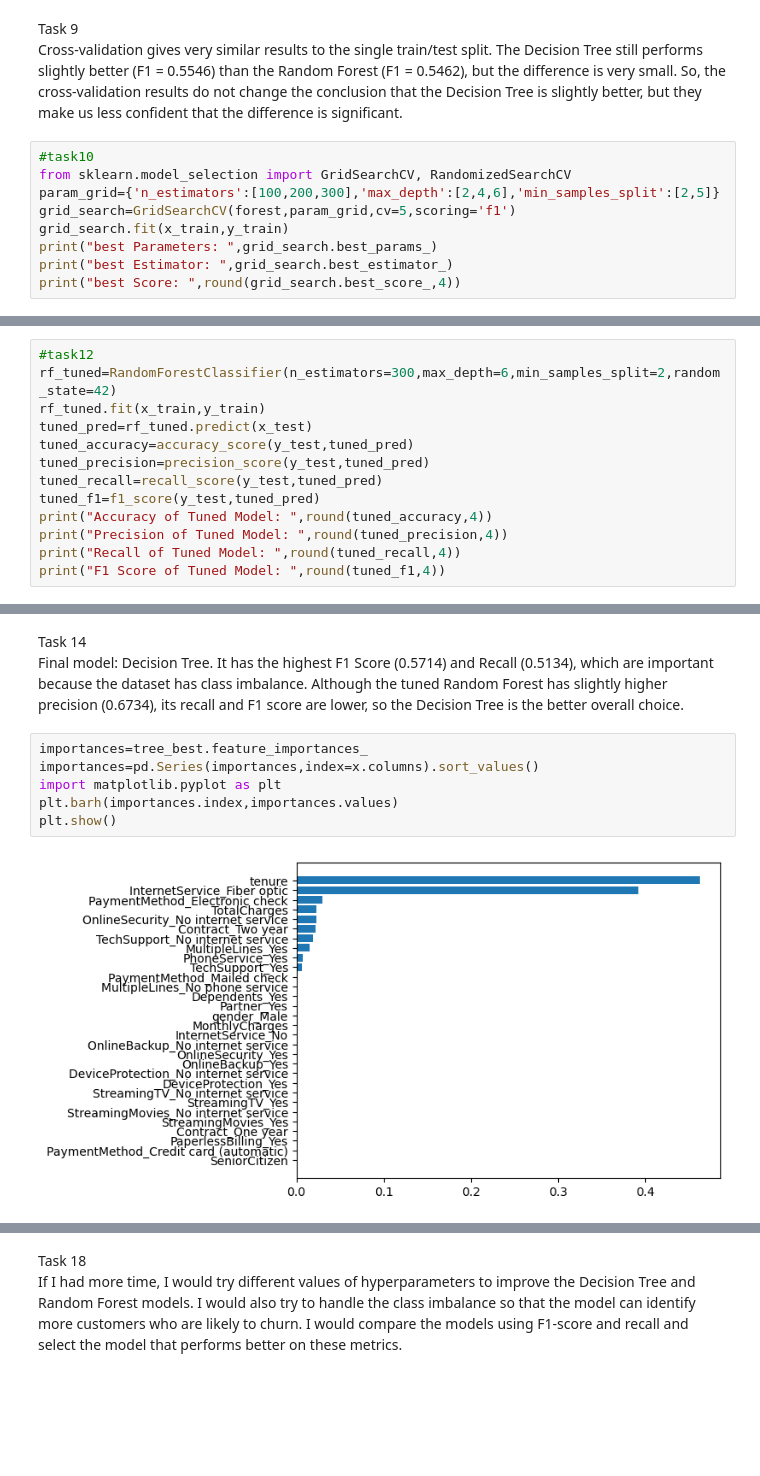
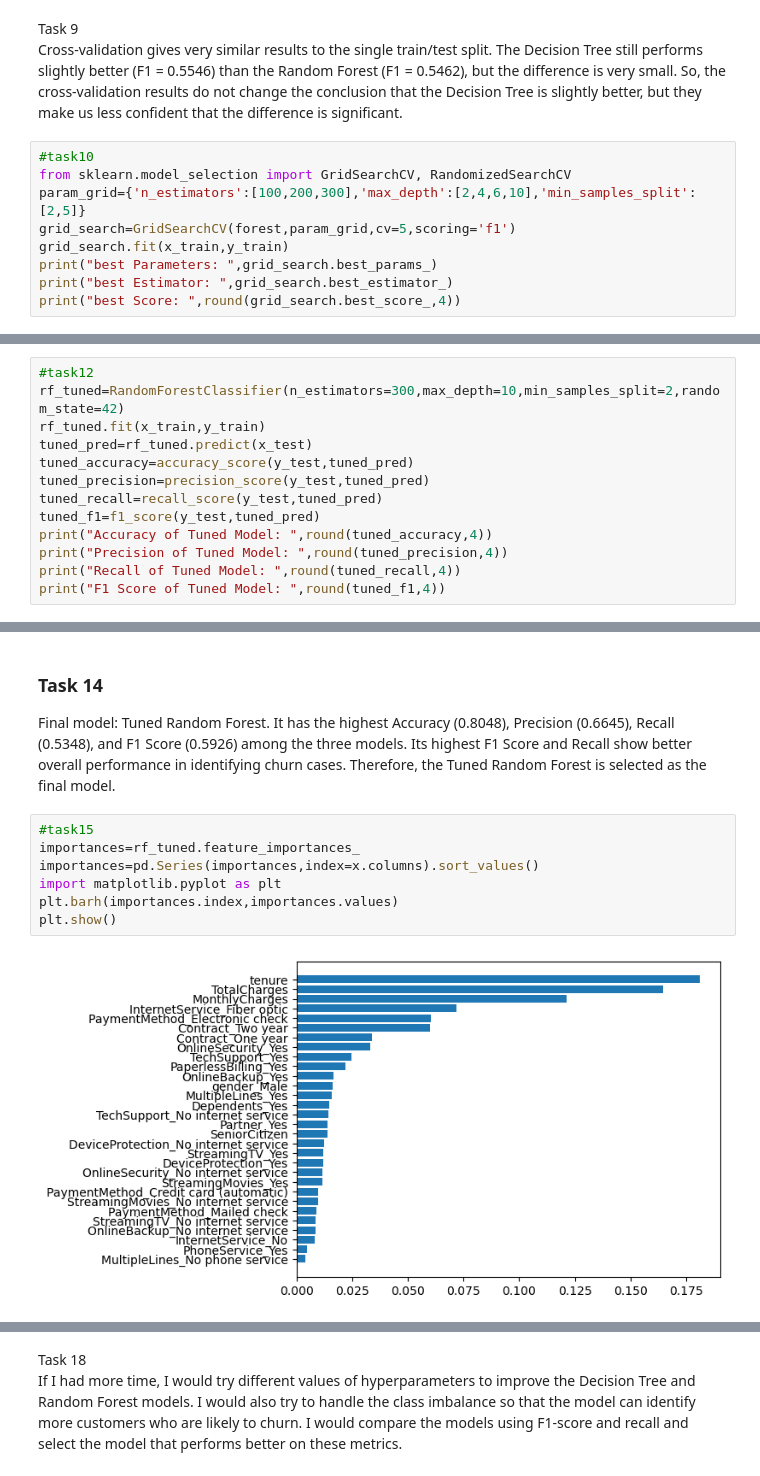
Before and after one commit to noormangi17/ML-Tasks, a Jupyter notebook: Lab4/randomforest.ipynb, the cells around one changed output, grey strips where cells are left out. Saved outputs shown, nothing was run; the diff lists cells and outputs as text; blank space fills up the shorter version.

```diff
--- a/Lab4/randomforest.ipynb
+++ b/Lab4/randomforest.ipynb
@@ -102,7 +102,7 @@ Cross-validation gives very similar results to the single train/test split. The
 # %%
 #task10
 from sklearn.model_selection import GridSearchCV, RandomizedSearchCV
-param_grid={'n_estimators':[100,200,300],'max_depth':[2,4,6],'min_samples_split':[2,5]}
+param_grid={'n_estimators':[100,200,300],'max_depth':[2,4,6,10],'min_samples_split':[2,5]}
 grid_search=GridSearchCV(forest,param_grid,cv=5,scoring='f1')
 grid_search.fit(x_train,y_train)
 print("best Parameters: ",grid_search.best_params_)
@@ -118,6 +119,6 @@ The best Random Forest model uses 300 trees, a maximum depth of 6, and a minimum
 # %%
 #task12
-rf_tuned=RandomForestClassifier(n_estimators=300,max_depth=6,min_samples_split=2,random_state=42)
+rf_tuned=RandomForestClassifier(n_estimators=300,max_depth=10,min_samples_split=2,random_state=42)
 rf_tuned.fit(x_train,y_train)
 tuned_pred=rf_tuned.predict(x_test)
 tuned_accuracy=accuracy_score(y_test,tuned_pred)
@@ -144,12 +145,13 @@ Task 13 <br>
 # %% [markdown]
-Task 14 <br>
-Final model: Decision Tree. It has the highest F1 Score (0.5714) and Recall (0.5134), which are important because the dataset has class imbalance. Although the tuned Random Forest has slightly higher precision (0.6734), its recall and F1 score are lower, so the Decision Tree is the better overall choice.
+### Task 14
+Final model: Tuned Random Forest. It has the highest Accuracy (0.8048), Precision (0.6645), Recall (0.5348), and F1 Score (0.5926) among the three models. Its highest F1 Score and Recall show better overall performance in identifying churn cases. Therefore, the Tuned Random Forest is selected as the final model.
 # %%
-importances=tree_best.feature_importances_
+#task15
+importances=rf_tuned.feature_importances_
 importances=pd.Series(importances,index=x.columns).sort_values()
 import matplotlib.pyplot as plt
 plt.barh(importances.index,importances.values)
 plt.show()
 # %% [output]
-[figure, old version]
+[figure, new version]
 # %% [markdown]
```
Also changed, not shown: parts of 7 cells of this notebook, 1 other file.
